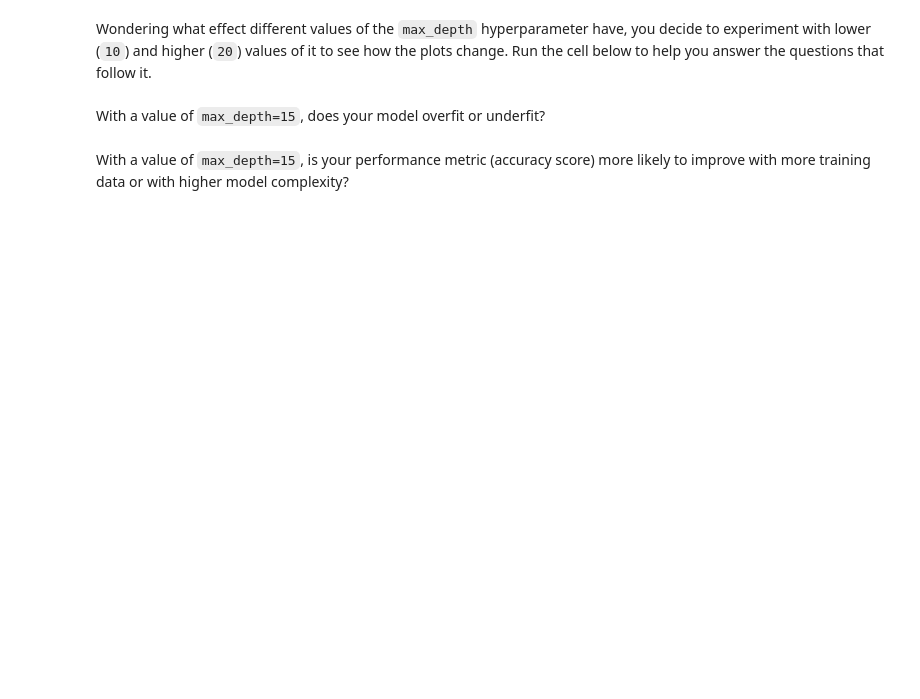
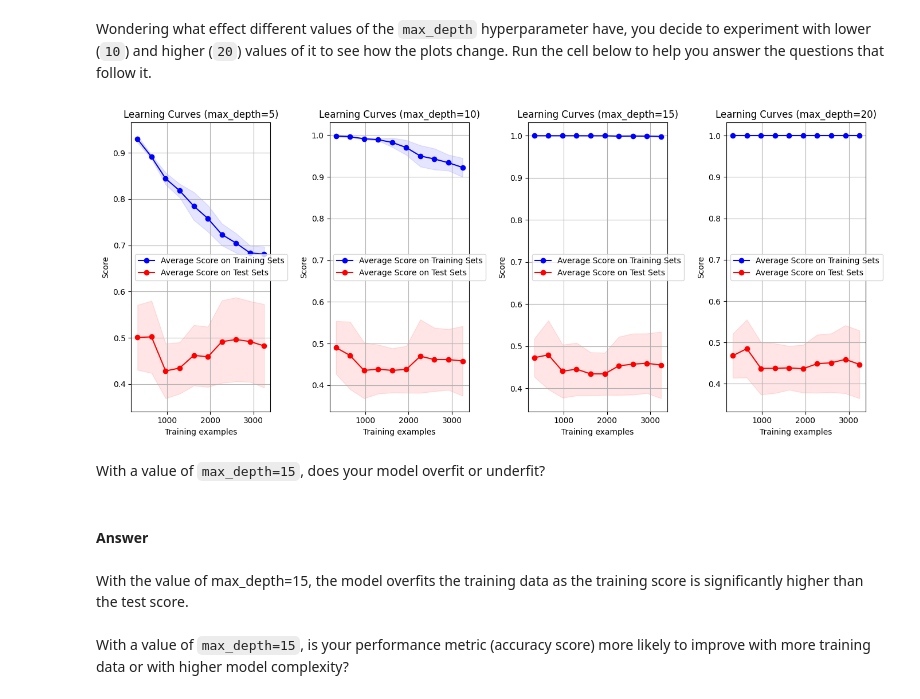
Before and after one commit to Udacity-AI-for-Trading-Strategies/Building-and-Optimizing-Classification-Model-for-Trading, a Jupyter notebook: project_starter.ipynb, the cells around one changed output. Cells and saved outputs as stored; diff of their text form; code cells hidden in the pictures; blank space fills up the shorter version.

```diff
--- a/project_starter.ipynb
+++ b/project_starter.ipynb
@@ -603,3 +599,8 @@ X_train_val, X_test, y_train_val, y_test = ## YOUR CODE HERE ##
+# %%
+
+X_train_val, X_test, y_train_val, y_test = train_test_split(
+    data.drop(columns=[target_col_name]), data[target_col_name], test_size=0.2, random_state=RANDOM_SEED, shuffle=False
+)
 # %% [markdown]
 ### 3.2. Baseline Model and Score
 # %% [markdown]
@@ -696,3 +698,9 @@ train_sizes, train_scores, test_scores = ## YOUR CODE HERE ##
+# %%
+# Use the learning_curve method to cross-validate the model with accuracy scoring
+
+train_sizes, train_scores, test_scores = learning_curve(
+    model, X_train_val, y_train_val, train_sizes=np.linspace(0.1, 1.0, 10), cv=5, scoring="accuracy"
+)
 # %% [markdown]
 Inspect the learning curves.
 # %%
@@ -705,16 +715,18 @@ plt.show()
 # %% [markdown]
 Wondering what effect different values of the `max_depth` hyperparameter have, you decide to experiment with lower (`10`) and higher (`20`) values of it to see how the plots change. Run the cell below to help you answer the questions that follow it.
 # %%
-fig, axs = plt.subplots(1, 3, figsize=(14, 6))
-max_depth_range = [5, 10, 15]
+fig, axs = plt.subplots(1, 4, figsize=(14, 6))
+max_depth_range = [5, 10, 15, 20]
 for i, max_depth in enumerate(max_depth_range):
     model = RandomForestClassifier(max_depth=max_depth, random_state=RANDOM_SEED, n_jobs=-1)
     train_sizes, train_scores, test_scores = learning_curve(
         model, X_train_val, y_train_val, train_sizes=train_sizes, cv=5, scoring="accuracy"
     )
     plot_learning_curves(train_sizes, train_scores, test_scores, max_depth, axs[i])
 
 plt.tight_layout()
 plt.show()
+# %% [output]
+[figure, added]
 # %% [markdown]
 With a value of `max_depth=15`, does your model overfit or underfit?
@@ -723,2 +733,6 @@ answer = "## YOUR ANSWER HERE ##"
+# %% [markdown]
+#### **Answer**
+# %% [markdown]
+ With the value of max_depth=15, the model overfits the training data as the training score is significantly higher than the test score.
 # %% [markdown]
 With a value of `max_depth=15`, is your performance metric (accuracy score) more likely to improve with more training data or with higher model complexity?
```
Also changed, not shown: parts of 62 cells of this notebook.
